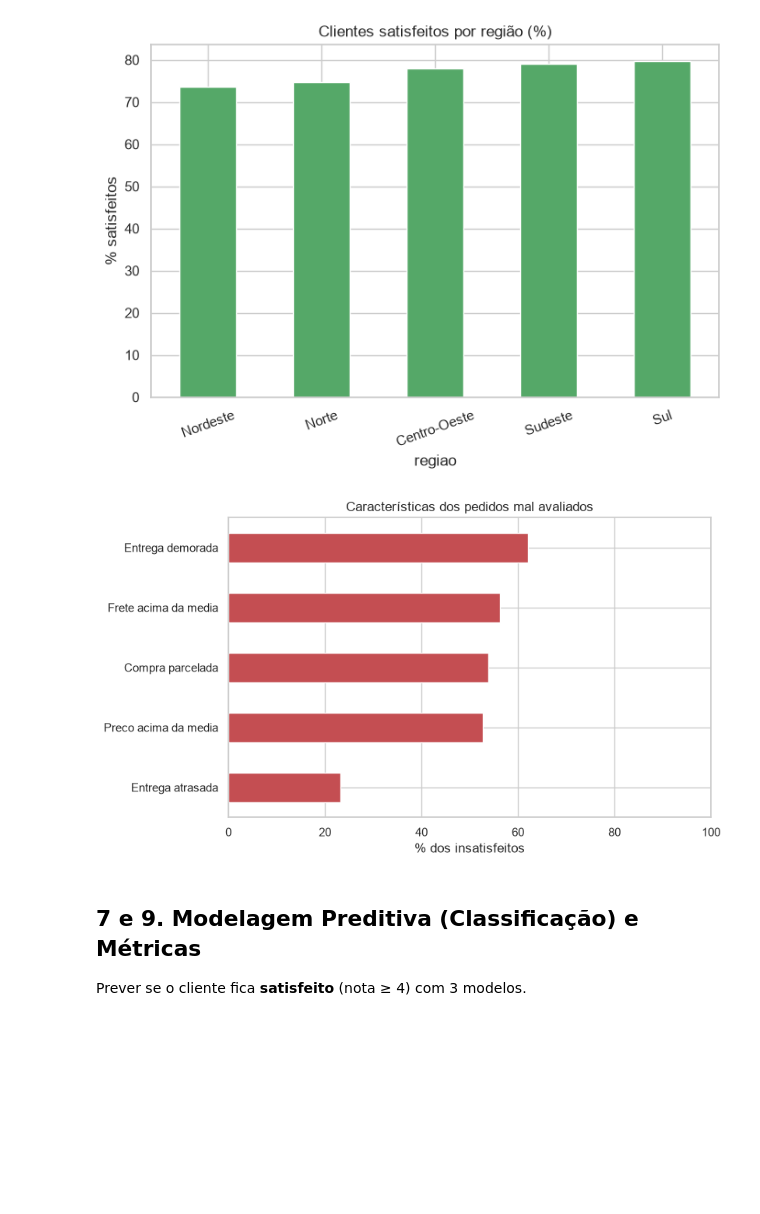
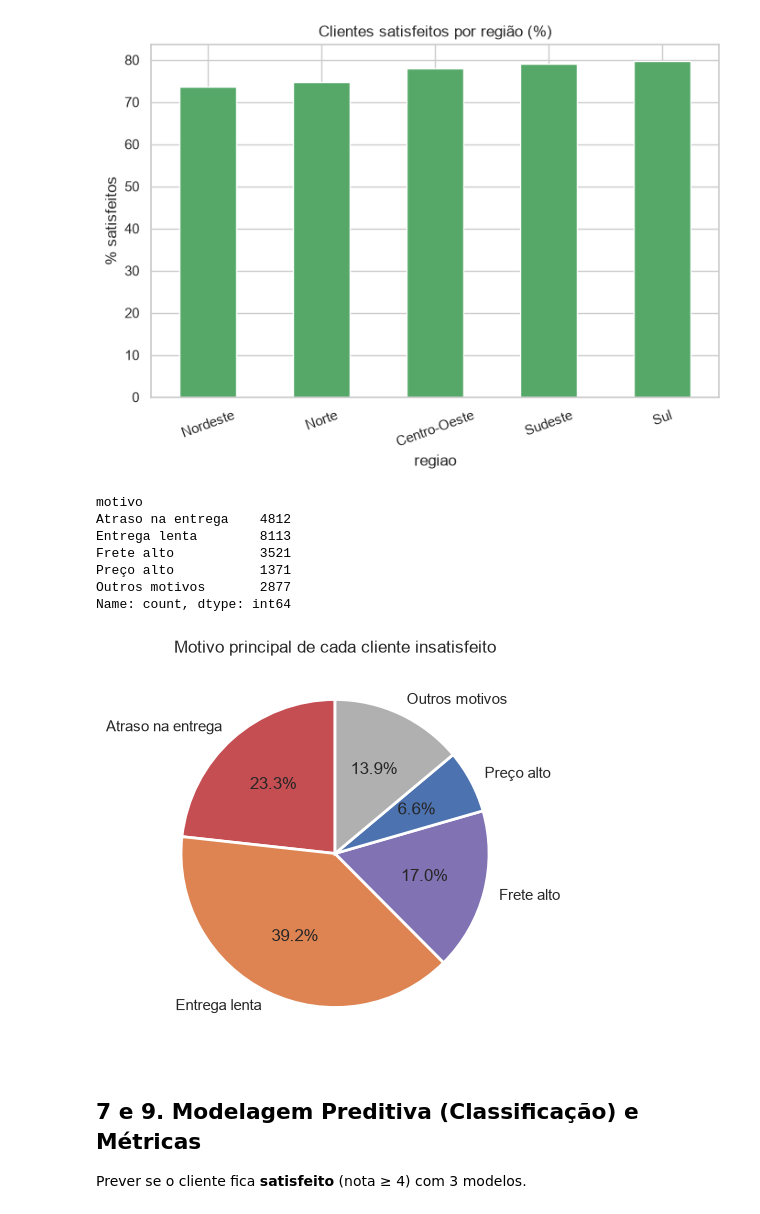
Before and after one commit to Alves56/projeto-ciencia-dados-satisfacao-ecommerce, a Jupyter notebook: notebooks/Projeto_Olist.ipynb, the cells around one changed output. Cells and saved outputs as stored; diff of their text form; code cells hidden in the pictures; blank space fills up the shorter version.

Commit message:
Slide 10 vira barra de correlacao (mais claro) e slide 11 vira pizza do motivo principal (soma 100%)

```diff
--- a/notebooks/Projeto_Olist.ipynb
+++ b/notebooks/Projeto_Olist.ipynb
@@ -203,18 +203,29 @@ plt.title("Top 10 categorias por volume"); plt.xlabel("Pedidos"); plt.show()
 plt.title("Clientes satisfeitos por região (%)"); plt.ylabel("% satisfeitos"); plt.xticks(rotation=20); plt.show()
 # %% [output]
 [figure]
-# %%
-# Motivos da insatisfacao: entre os pedidos mal avaliados, % com cada problema
-ins = df[df.satisfeito==0]
-mot = pd.Series({"Entrega demorada":(ins.tempo_entrega_dias>df.tempo_entrega_dias.median()).mean()*100,
-    "Frete acima da media":(ins.frete_total>df.frete_total.median()).mean()*100,
-    "Preco acima da media":(ins.preco_total>df.preco_total.median()).mean()*100,
-    "Compra parcelada":(ins.parcelado==1).mean()*100,
-    "Entrega atrasada":(ins.atrasou==1).mean()*100}).sort_values()
-mot.plot.barh(color="#C44E52")
-plt.title("Características dos pedidos mal avaliados"); plt.xlabel("% dos insatisfeitos"); plt.xlim(0,100); plt.show()
-# %% [output]
-[figure, removed]
+# %%
+# Motivo PRINCIPAL de cada cliente insatisfeito (exclusivo -> soma 100%)
+medt, medf, medp = df.tempo_entrega_dias.median(), df.frete_total.median(), df.preco_total.median()
+def motivo_principal(r):
+    if r.atrasou==1: return "Atraso na entrega"
+    if r.tempo_entrega_dias>medt: return "Entrega lenta"
+    if r.frete_total>medf: return "Frete alto"
+    if r.preco_total>medp: return "Preço alto"
+    return "Outros motivos"
+ins = df[df.satisfeito==0].copy(); ins["motivo"] = ins.apply(motivo_principal, axis=1)
+dist = ins.motivo.value_counts().reindex(["Atraso na entrega","Entrega lenta","Frete alto","Preço alto","Outros motivos"]).dropna()
+print(dist)
+dist.plot.pie(autopct="%1.1f%%", startangle=90, colors=["#C44E52","#DD8452","#8172B3","#4C72B0","#B0B0B0"], wedgeprops=dict(edgecolor="white",linewidth=2))
+plt.title("Motivo principal de cada cliente insatisfeito"); plt.ylabel(""); plt.show()
+# %% [output]
+motivo
+Atraso na entrega    4812
+Entrega lenta        8113
+Frete alto           3521
+Preço alto           1371
+Outros motivos       2877
+Name: count, dtype: int64
+[figure, added]
 # %% [markdown]
 ## 7 e 9. Modelagem Preditiva (Classificação) e Métricas
 Prever se o cliente fica **satisfeito** (nota ≥ 4) com 3 modelos.
```
Also changed, not shown: parts of 2 cells of this notebook, 3 other files.
